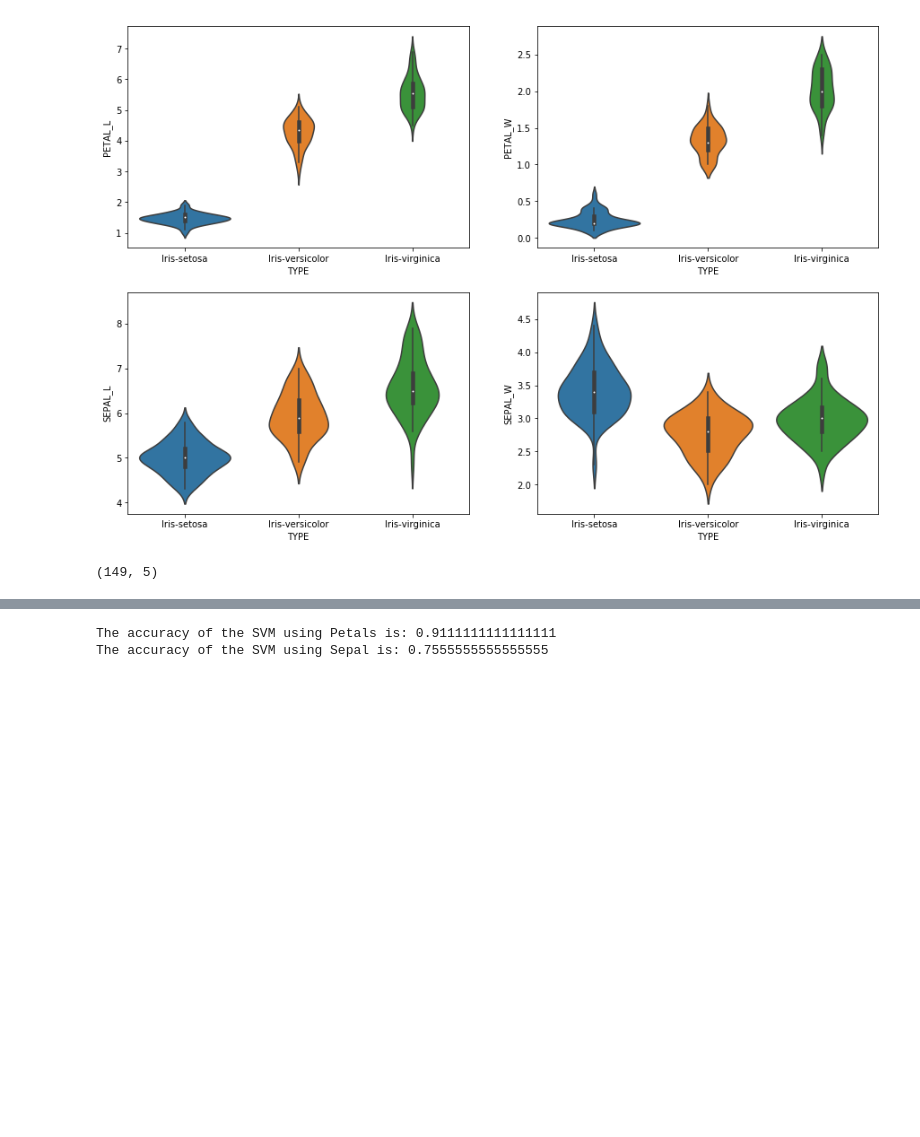
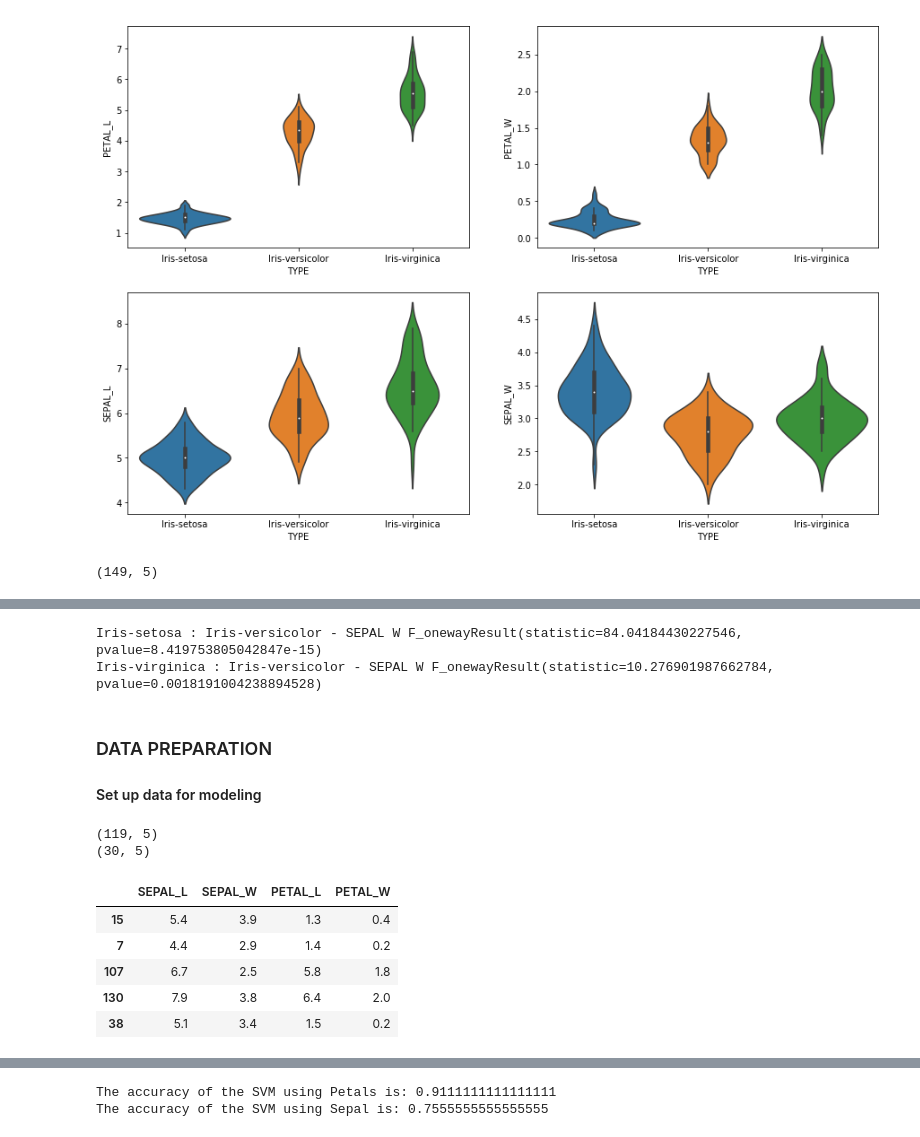
Before and after one commit to Jakefrda/Basic-Modeling-In-Python, a Jupyter notebook: IrisPractice.ipynb, the cells around one changed output, grey strips where cells are left out. Cells and saved outputs as stored; diff of their text form; code cells hidden in the pictures; blank space fills up the shorter version.

```diff
--- a/IrisPractice.ipynb
+++ b/IrisPractice.ipynb
@@ -352,0 +209,25 @@ print(test_y_p.shape)
+# %%
+#Calculate F-Test Scores
+
+# F-test score: variation between sample group means divided by variation within sample group
+iris_anova = iris_df[['TYPE', 'SEPAL_W']]
+grouped_anova = iris_anova.groupby(['TYPE'])
+anova_results_1=stats.f_oneway(grouped_anova.get_group("Iris-setosa")['SEPAL_W'],grouped_anova.get_group("Iris-versicolor")['SEPAL_W'])
+anova_results_2=stats.f_oneway(grouped_anova.get_group("Iris-virginica")['SEPAL_W'],grouped_anova.get_group("Iris-versicolor")['SEPAL_W'])
+
+print("Iris-setosa : Iris-versicolor - SEPAL W" , anova_results_1)
+print("Iris-virginica : Iris-versicolor - SEPAL W" , anova_results_2)
+# %% [output]
+Iris-setosa : Iris-versicolor - SEPAL W F_onewayResult(statistic=84.04184430227546, pvalue=8.419753805042847e-15)
+Iris-virginica : Iris-versicolor - SEPAL W F_onewayResult(statistic=10.276901987662784, pvalue=0.0018191004238894528)
+# %% [markdown]
+### DATA PREPARATION
+#### Set up data for modeling
+# %%
+# Splitting the Data into Training and Testing Data
+train, test = train_test_split(iris_df, test_size = 0.2)# Main data is split into train and test
+print(train.shape)
+print(test.shape)
+# %% [output]
+(119, 5)
+(30, 5)
@@ -352,0 +240,9 @@ print(test_y_p.shape)
+# %%
+train_X.head()
+# %% [output]
+|  | SEPAL_L | SEPAL_W | PETAL_L | PETAL_W |
+| 15 | 5.4 | 3.9 | 1.3 | 0.4 |
+| 7 | 4.4 | 2.9 | 1.4 | 0.2 |
+| 107 | 6.7 | 2.5 | 5.8 | 1.8 |
+| 130 | 7.9 | 3.8 | 6.4 | 2.0 |
+| 38 | 5.1 | 3.4 | 1.5 | 0.2 |
```
Also changed, not shown: parts of 66 cells of this notebook.
